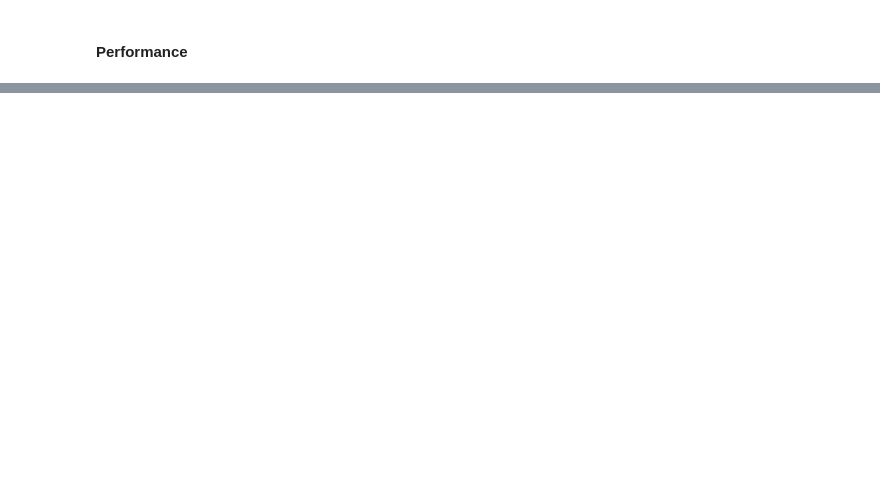
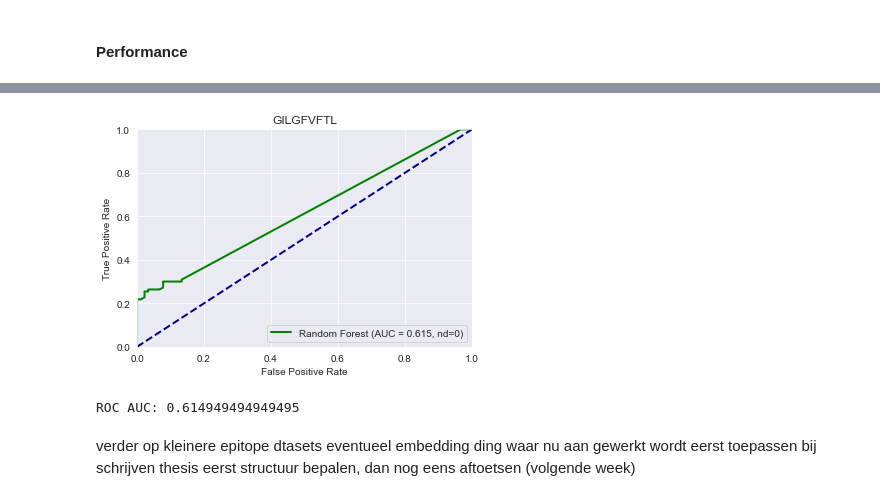
Before and after one commit to arnodeceuninck/thesis, a Jupyter notebook: 19 Proximity Forest.ipynb, the cells around one changed output, grey strips where cells are left out. Saved outputs shown, nothing was run; the diff lists cells and outputs as text; code cells hidden in the pictures; blank space fills up the shorter version.

```diff
--- a/19 Proximity Forest.ipynb
+++ b/19 Proximity Forest.ipynb
@@ -1527,0 +1839,35 @@ print(f"ROC AUC: {roc_auc}")
+# %%
+nan_distance = 0
+
+x_columns = ['CDR3_alfa', 'TRAV', 'TRAJ', 'CDR3_beta', 'TRBV', 'TRBJ']
+# x_columns = ['CDR3_alfa', 'CDR3_beta']
+y_column = 'reaction'
+
+df = get_train_dataset(vdjdb=True)
+df = df[x_columns + [y_column]]
+df = df.sample(1000) # (of the 12000)
+train_df, val_df = train_test_split(df, test_size=0.2, random_state=42)
+
+# create numpy arrays for the train and test data
+train_X = train_df[x_columns].to_numpy()
+train_y = train_df[y_column].to_numpy()
+
+val_X = val_df[x_columns].to_numpy()
+val_y = val_df[y_column].to_numpy()
+# %%
+model = ProximityForestClassifier(reduce_features=False, distance_measure=calculate_tcr_dist4_cached,
+                                      distance_kwargs={"nan_distance": nan_distance}, multithreaded=False)
+model.fit(train_X, train_y)
+
+predictions = model.predict_proba(val_X)
+fpr, tpr, thresholds = metrics.roc_curve(val_y, predictions[:, 1], pos_label=1)
+roc_auc = metrics.auc(fpr, tpr)
+plot_roc_curve(fpr, tpr, label=f'Random Forest (AUC = {roc_auc:.3f}, nd={nan_distance})', title="GILGFVFTL")
+print(f"ROC AUC: {roc_auc}")
+# %% [output]
+[figure, added]
+ROC AUC: 0.614949494949495
+# %% [markdown]
+verder op kleinere epitope dtasets
+eventueel embedding ding waar nu aan gewerkt wordt eerst toepassen
+bij schrijven thesis eerst structuur bepalen, dan nog eens aftoetsen (volgende week)
```
Also changed, not shown: parts of 31 cells of this notebook, 16 other files.
